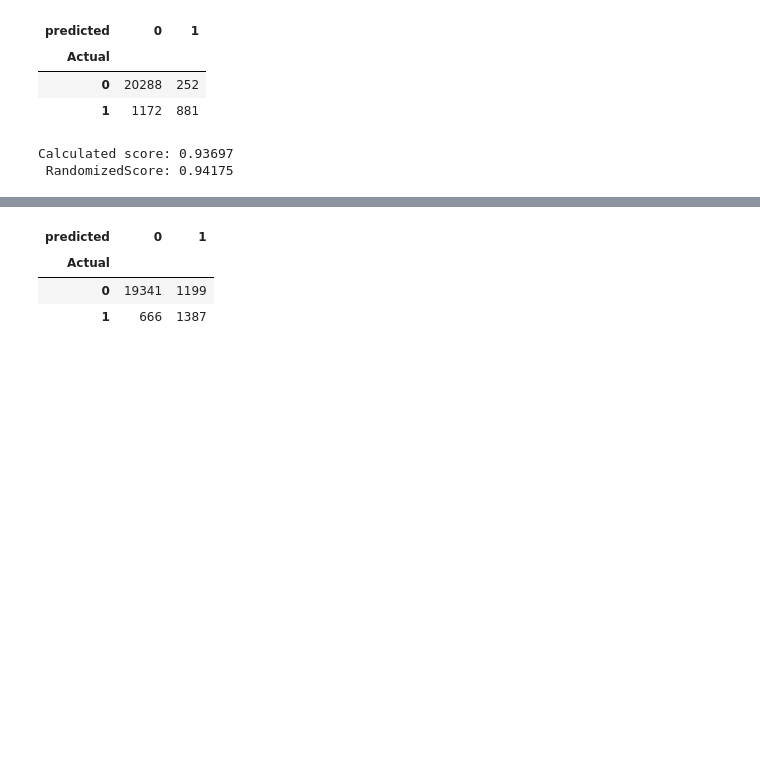
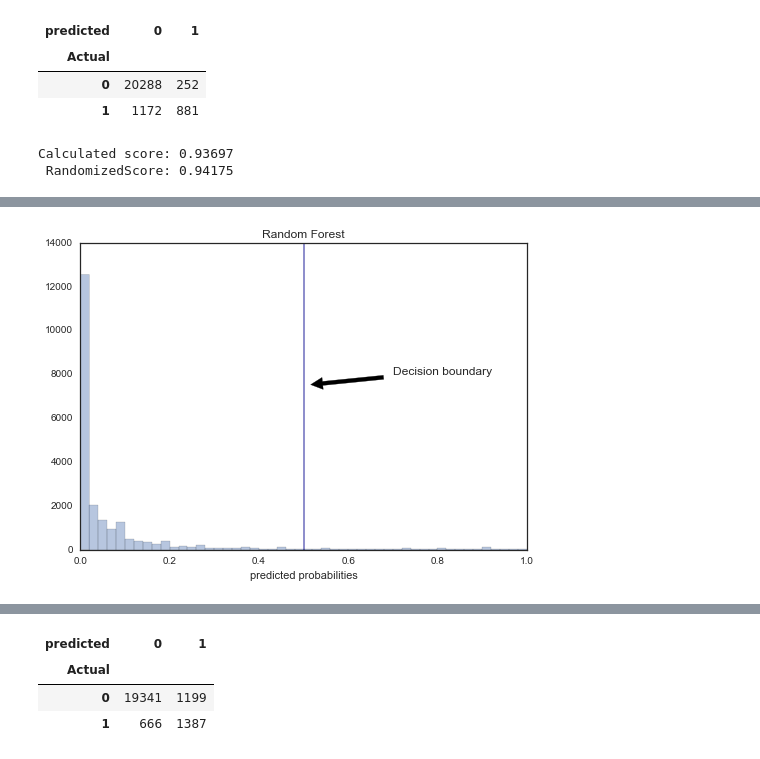
Before and after one commit to Isaac1989/Prediction_Model, a Jupyter notebook: Model Building based off tci_final.csv.ipynb, the cells around one changed output, grey strips where cells are left out. Saved outputs shown, nothing was run; the diff lists cells and outputs as text; code cells hidden in the pictures; blank space fills up the shorter version.

```diff
--- a/Model Building based off tci_final.csv.ipynb
+++ b/Model Building based off tci_final.csv.ipynb
@@ -518,0 +442,7 @@ distprob(prob_rf,0.2,model='Random Forest', adjusted=True)
+# %%
+#prediction probability
+prob_rf=RandomF.predict_proba(X_test)[:,1]
+
+distprob(prob_rf,0.5,model='Random Forest')
+# %% [output]
+[figure, added]
```
Also changed, not shown: parts of 24 cells of this notebook.
